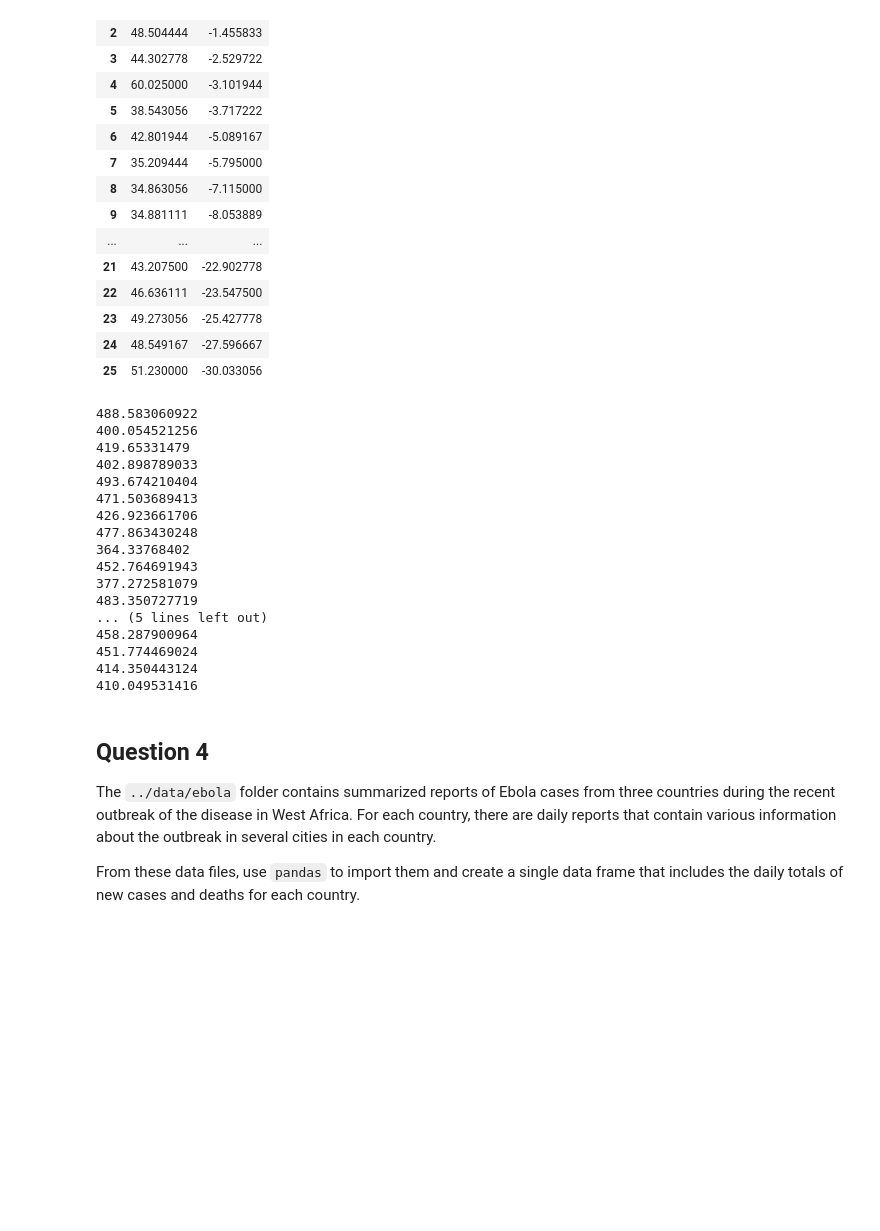
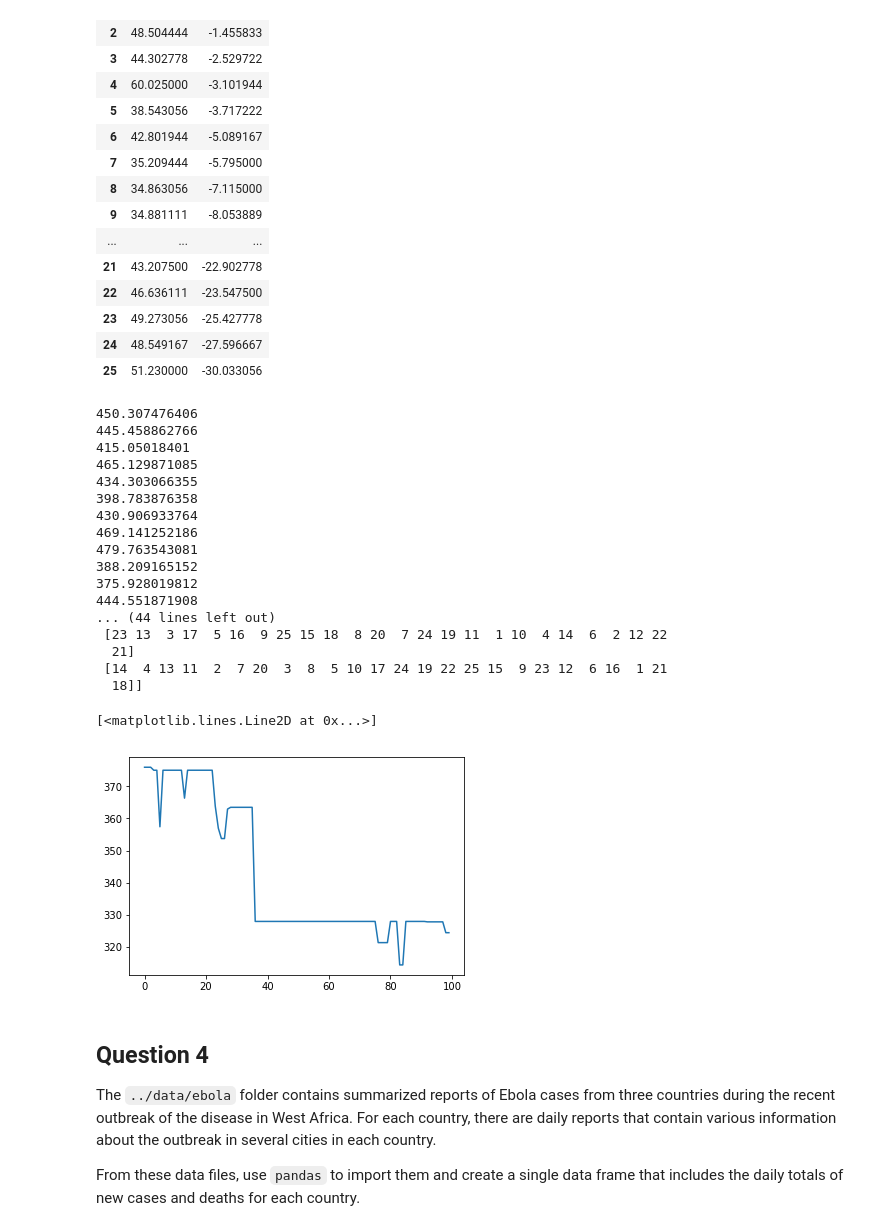
Before and after one commit to sfmaddox/8366_sfmaddox, a Jupyter notebook: Homework 1.ipynb, the cells around one changed output. Drawn from its saved outputs; the diff is of its cells as text; code cells hidden in the pictures; blank space fills up the shorter version.

```diff
--- a/Homework 1.ipynb
+++ b/Homework 1.ipynb
@@ -460,9 +507,12 @@ dist_history = []
 # %%
+dist_best = []
+best_solution = []
+dist_history = []
 nrows, ncols = cities.shape
 current_gen = (np.arange(nrows-1)+1)
 np.random.shuffle(current_gen)
 current_gen=np.array([current_gen])
-for i in range(pop_size):
+for i in range(pop_size-1):
     phen = (np.arange(nrows-1)+1)
     np.random.shuffle(phen)
     phen=np.array([phen])
@@ -470,21 +520,22 @@ for i in range(pop_size):
 for j in range(current_gen.shape[0]):
     c=calculate_distances(np.array([current_gen[j]]), cities)
     print(c)
+print(current_gen)
 # %% [output]
-488.583060922
-400.054521256
-419.65331479
-402.898789033
-493.674210404
-471.503689413
-426.923661706
-477.863430248
-364.33768402
-452.764691943
-377.272581079
-483.350727719
-... (5 lines left out)
-458.287900964
-451.774469024
-414.350443124
-410.049531416
+450.307476406
+445.458862766
+415.05018401
+465.129871085
+434.303066355
+398.783876358
+430.906933764
+469.141252186
+479.763543081
+388.209165152
+375.928019812
+444.551871908
+... (44 lines left out)
+ [23 13  3 17  5 16  9 25 15 18  8 20  7 24 19 11  1 10  4 14  6  2 12 22
+  21]
+ [14  4 13 11  2  7 20  3  8  5 10 17 24 19 22 25 15  9 23 12  6 16  1 21
+  18]]
@@ -491,3 +601,8 @@ for j in range(current_gen.shape[0]):
+# %%
+plt.plot(dist_best)
+# %% [output]
+[<matplotlib.lines.Line2D at 0x...>]
+[figure, added]
 # %% [markdown]
 ## Question 4
 
```
Also changed, not shown: parts of 15 cells of this notebook.
